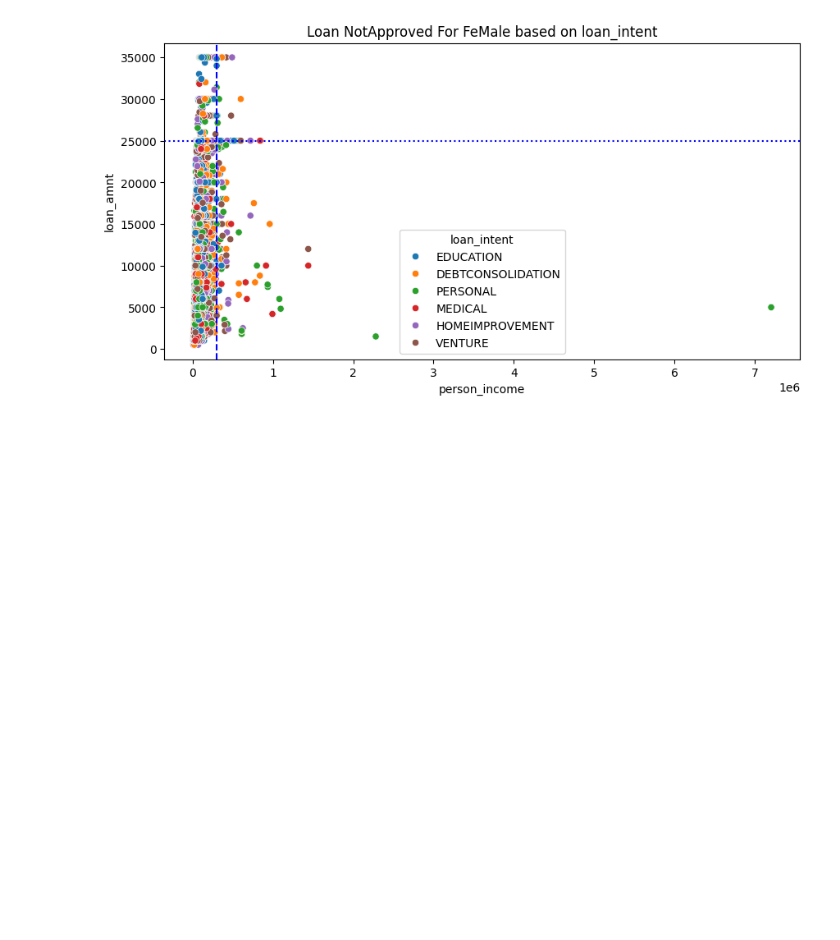
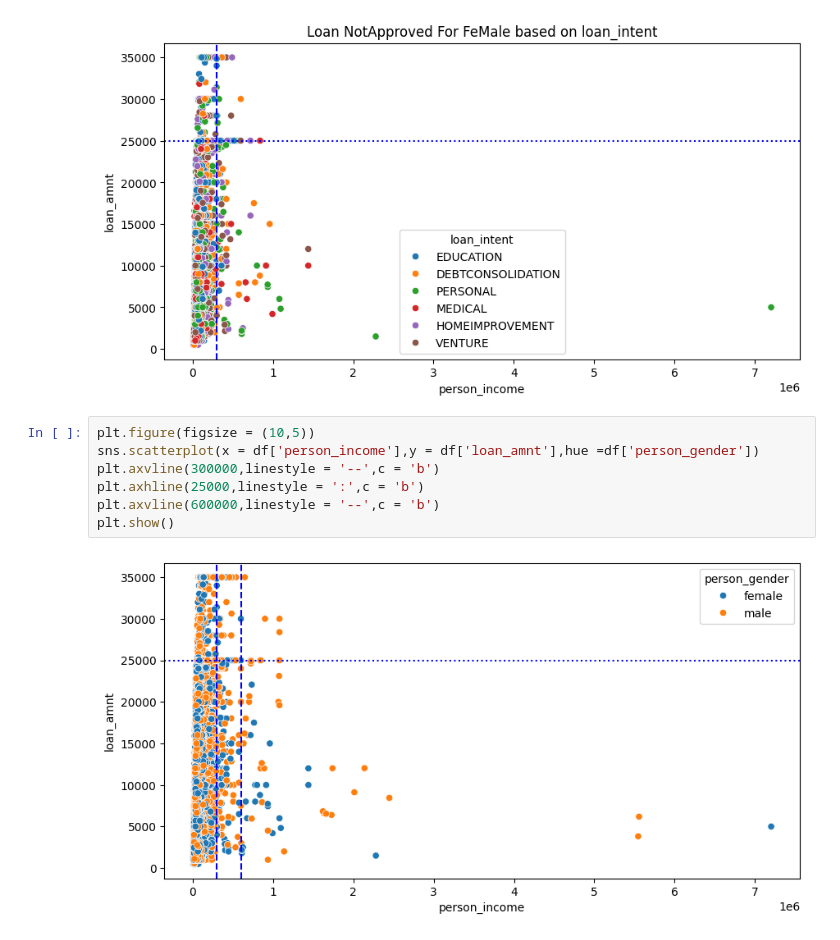
Before and after one commit to NikhilJ2712/Data-Science, a Jupyter notebook: Case_Study3_Loan_Approval_EDA.ipynb, the cells around one changed output. Drawn from its saved outputs; the diff is of its cells as text; blank space fills up the shorter version.

```diff
--- a/Case_Study3_Loan_Approval_EDA.ipynb
+++ b/Case_Study3_Loan_Approval_EDA.ipynb
@@ -358,3 +360,12 @@ plt.axhline(25000,linestyle = ':',c = 'b')
 plt.show()
 # %% [output]
 [figure]
+# %%
+plt.figure(figsize = (10,5))
+sns.scatterplot(x = df['person_income'],y = df['loan_amnt'],hue =df['person_gender'])
+plt.axvline(300000,linestyle = '--',c = 'b')
+plt.axhline(25000,linestyle = ':',c = 'b')
+plt.axvline(600000,linestyle = '--',c = 'b')
+plt.show()
+# %% [output]
+[figure, added]
```
Also changed, not shown: parts of 13 cells of this notebook.
